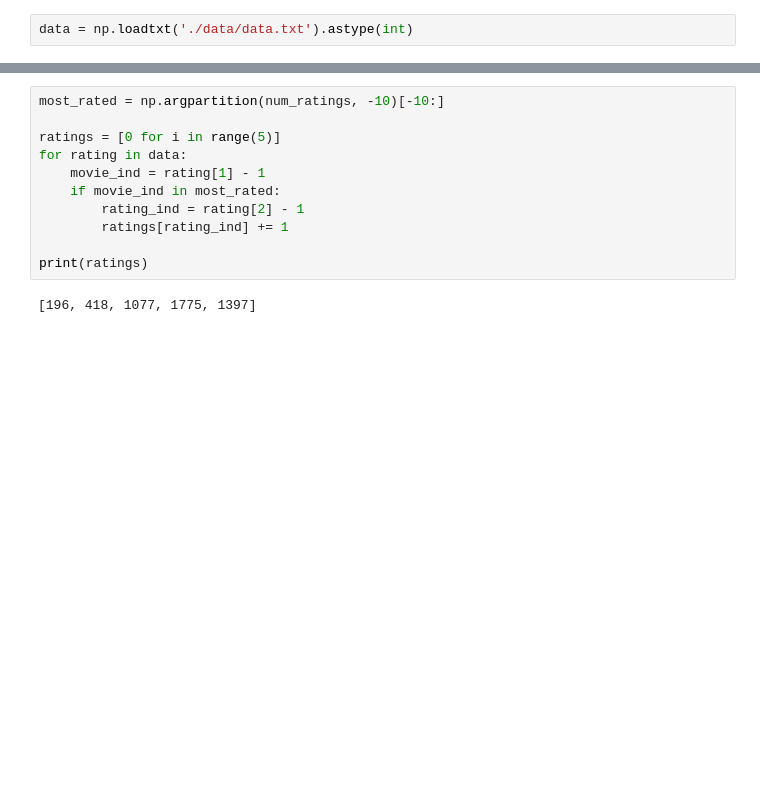
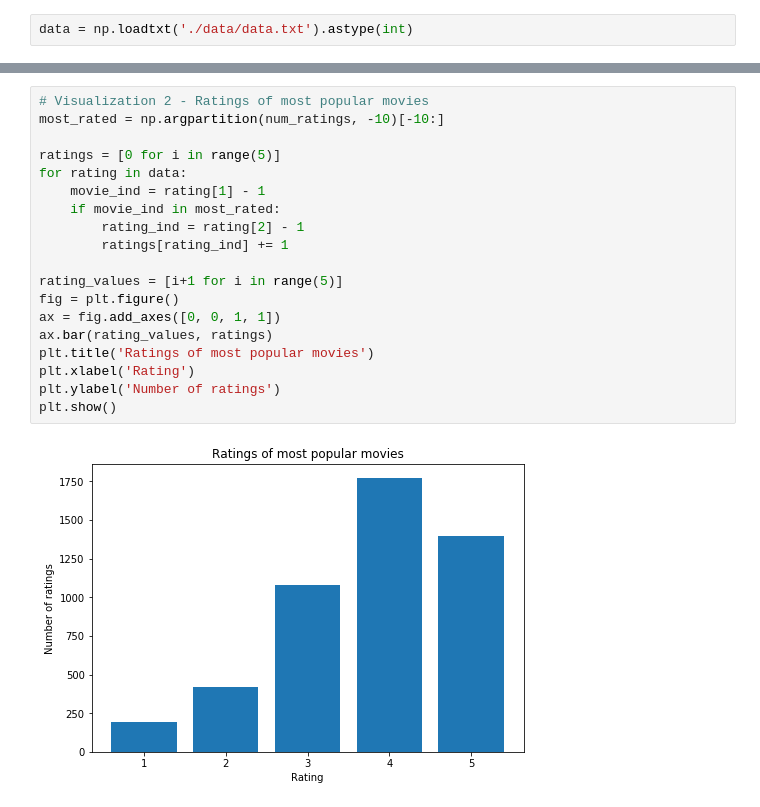
Before and after one commit to danezhou/CS155_Project2, a Jupyter notebook: Basic_Visuals.ipynb, the cells around one changed output, grey strips where cells are left out. Saved outputs shown, nothing was run; the diff lists cells and outputs as text; blank space fills up the shorter version.

```diff
--- a/Basic_Visuals.ipynb
+++ b/Basic_Visuals.ipynb
@@ -25,13 +37,21 @@ plt.show()
 # %%
+# Visualization 2 - Ratings of most popular movies
 most_rated = np.argpartition(num_ratings, -10)[-10:]
 
 ratings = [0 for i in range(5)]
 for rating in data:
     movie_ind = rating[1] - 1
     if movie_ind in most_rated:
         rating_ind = rating[2] - 1
         ratings[rating_ind] += 1
 
-print(ratings)
+rating_values = [i+1 for i in range(5)]
+fig = plt.figure()
+ax = fig.add_axes([0, 0, 1, 1])
+ax.bar(rating_values, ratings)
+plt.title('Ratings of most popular movies')
+plt.xlabel('Rating')
+plt.ylabel('Number of ratings')
+plt.show()
 # %% [output]
-[196, 418, 1077, 1775, 1397]
+[figure, added]
```
Also changed, not shown: parts of 9 cells of this notebook.
